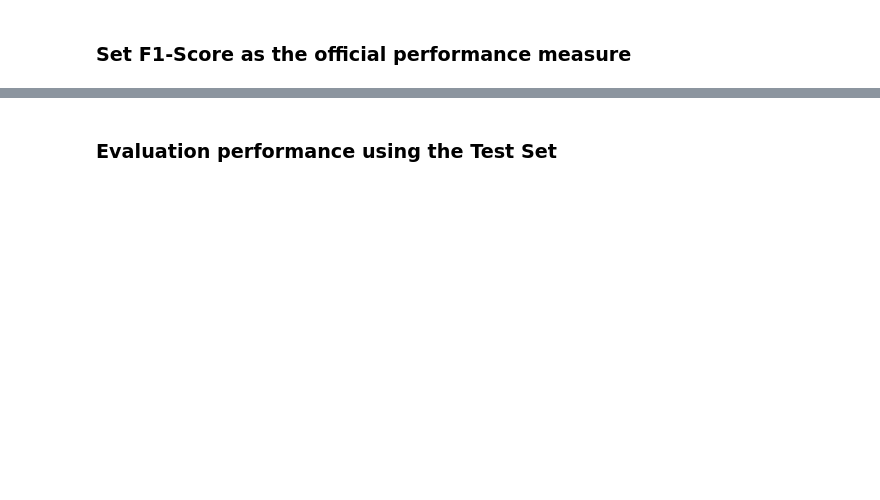
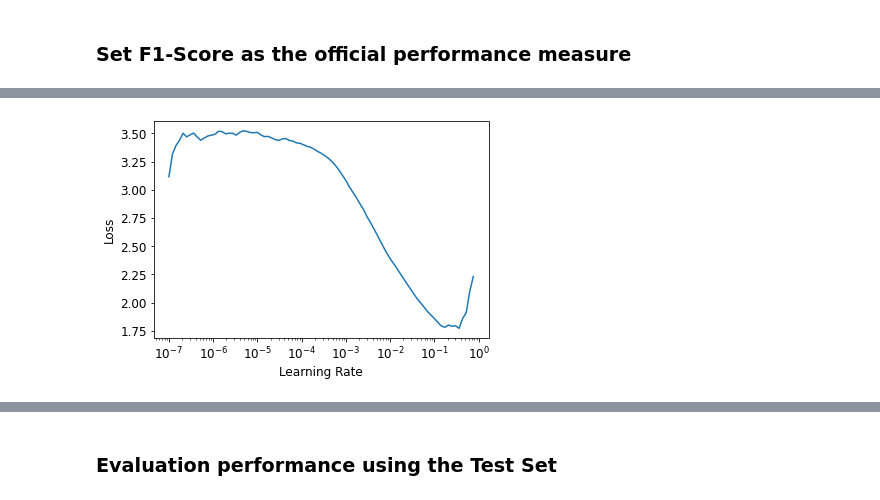
Before and after one commit to viniciusrpb/greenalgaclassification, a Jupyter notebook: selenastraceae_alexnet.ipynb, the cells around one changed output, grey strips where cells are left out. Cells and saved outputs as stored; diff of their text form; code cells hidden in the pictures; blank space fills up the shorter version.

```diff
--- a/selenastraceae_alexnet.ipynb
+++ b/selenastraceae_alexnet.ipynb
@@ -84,6 +84,6 @@ dls_train_val.show_batch(nrows=5, ncols=5)
 f1 = FBeta(average='macro', beta=1)
 # %%
 alexnet_learner = cnn_learner(dls_train_val, alexnet, pretrained=True, loss_func = CrossEntropyLossFlat(), metrics=[error_rate,f1])
-#lr_min,lr_steep = alexnet_learner.lr_find()
+lr_min,lr_steep = alexnet_learner.lr_find()
 #print(f"Minimum/10: {lr_min:.2e}, steepest point: {lr_steep:.2e}")
 # %% [output]
@@ -91,3 +91,4 @@ Downloading: "https://download.pytorch.org/models/alexnet-owt-4df8aa71.pth" to /
+[figure, added]
 # %%
 #alexnet_learner.fit_one_cycle(12,0.01)
 #alexnet_learner.unfreeze()
```
Also changed, not shown: parts of 11 cells of this notebook.
